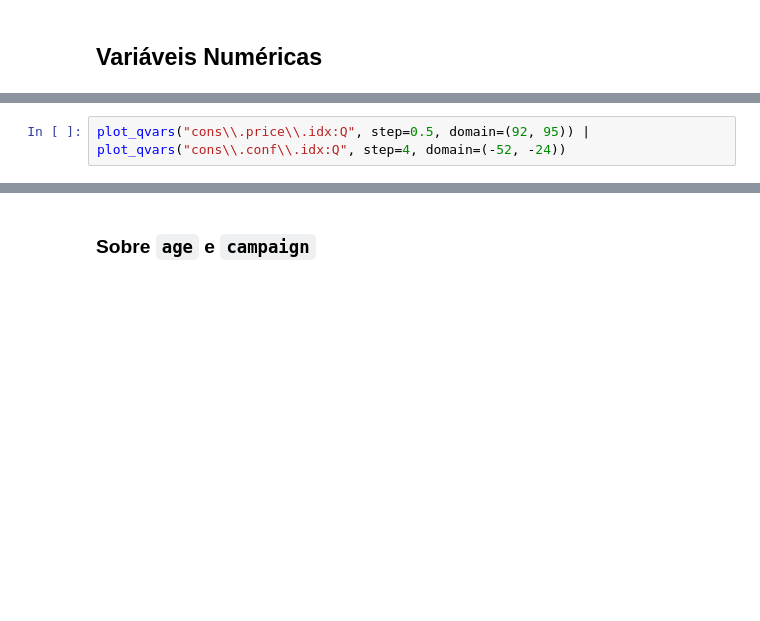
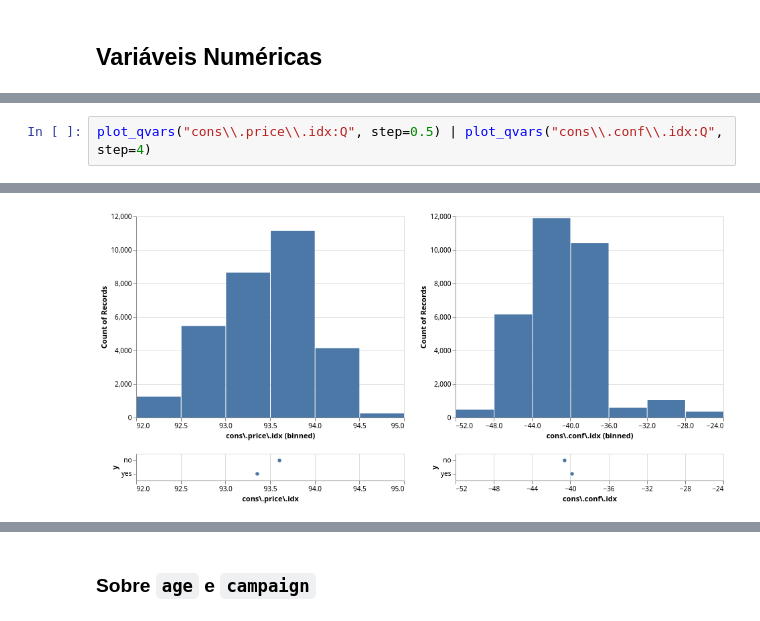
Before and after one commit to silasge/bank-marketing-classification, a Jupyter notebook: notebooks/1.0-data-exploration.ipynb, the cells around one changed output, grey strips where cells are left out. Cells and saved outputs as stored; diff of their text form; blank space fills up the shorter version.

```diff
--- a/notebooks/1.0-data-exploration.ipynb
+++ b/notebooks/1.0-data-exploration.ipynb
@@ -95,3 +100,3 @@ plot_qvars("previous:Q", step=1.5, domain=(0, 7)) | plot_qvars("emp\\.var\\.rate
 # %%
-plot_qvars("cons\\.price\\.idx:Q", step=0.5, domain=(92, 95)) | plot_qvars("cons\\.conf\\.idx:Q", step=4, domain=(-52, -24))
+plot_qvars("cons\\.price\\.idx:Q", step=0.5) | plot_qvars("cons\\.conf\\.idx:Q", step=4)
 # %% [output]
@@ -99 +103,2 @@ plot_qvars("cons\\.price\\.idx:Q", step=0.5, domain=(92, 95)) | plot_qvars("cons
+[figure, added]
 # %%
```
Also changed, not shown: parts of 27 cells of this notebook, 30 other files.
